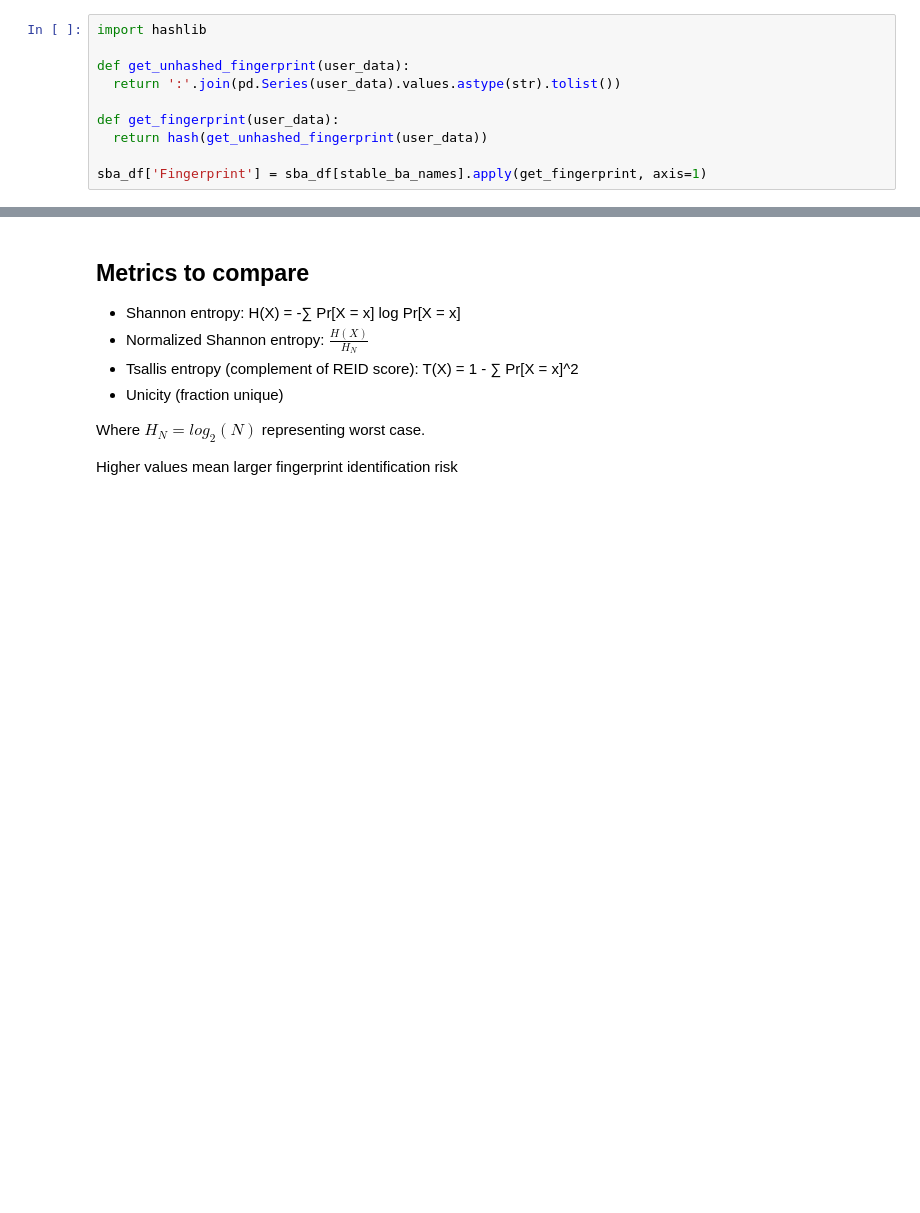
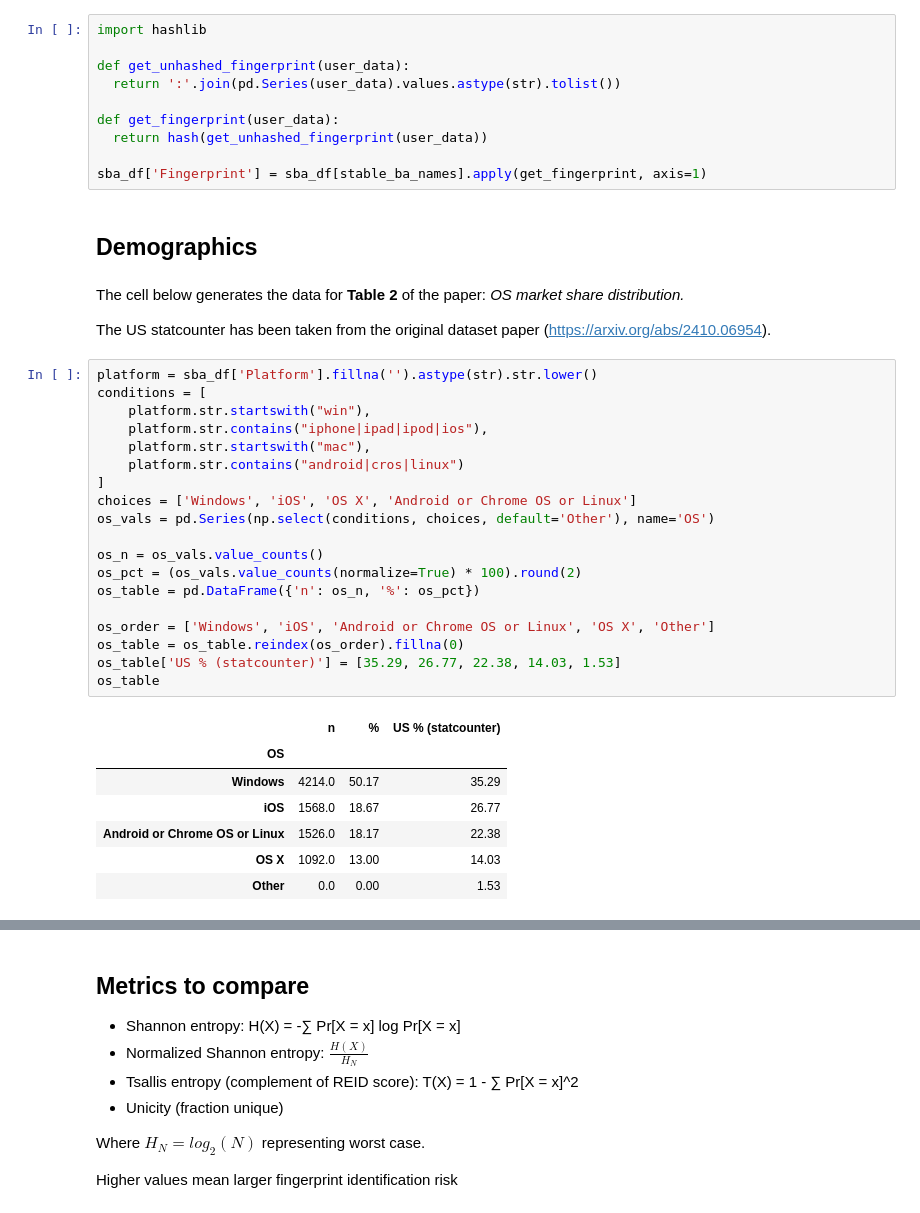
Before and after one commit to google/fingerprinting-risk-measures, a Jupyter notebook: comparing_entropy_empirical_analysis.ipynb, the cells around one changed output, grey strips where cells are left out. Saved outputs shown, nothing was run; the diff lists cells and outputs as text; blank space fills up the shorter version.

```diff
--- a/comparing_entropy_empirical_analysis.ipynb
+++ b/comparing_entropy_empirical_analysis.ipynb
@@ -76,3 +76,36 @@ def get_fingerprint(user_data):
   return hash(get_unhashed_fingerprint(user_data))
 
 sba_df['Fingerprint'] = sba_df[stable_ba_names].apply(get_fingerprint, axis=1)
+# %% [markdown]
+## Demographics
+# %% [markdown]
+The cell below generates the data for **Table 2** of the paper: *OS market share distribution.*
+
+The US statcounter has been taken from the original dataset paper (https://arxiv.org/abs/2410.06954).
+# %%
+platform = sba_df['Platform'].fillna('').astype(str).str.lower()
+conditions = [
+    platform.str.startswith("win"),
+    platform.str.contains("iphone|ipad|ipod|ios"),
+    platform.str.startswith("mac"),
+    platform.str.contains("android|cros|linux")
+]
+choices = ['Windows', 'iOS', 'OS X', 'Android or Chrome OS or Linux']
+os_vals = pd.Series(np.select(conditions, choices, default='Other'), name='OS')
+
+os_n = os_vals.value_counts()
+os_pct = (os_vals.value_counts(normalize=True) * 100).round(2)
+os_table = pd.DataFrame({'n': os_n, '%': os_pct})
+
+os_order = ['Windows', 'iOS', 'Android or Chrome OS or Linux', 'OS X', 'Other']
+os_table = os_table.reindex(os_order).fillna(0)
+os_table['US % (statcounter)'] = [35.29, 26.77, 22.38, 14.03, 1.53]
+os_table
+# %% [output]
+|  | n | % | US % (statcounter) |
+| OS |  |  |  |
+| Windows | 4214.0 | 50.17 | 35.29 |
+| iOS | 1568.0 | 18.67 | 26.77 |
+| Android or Chrome OS or Linux | 1526.0 | 18.17 | 22.38 |
+| OS X | 1092.0 | 13.00 | 14.03 |
+| Other | 0.0 | 0.00 | 1.53 |
```
Also changed, not shown: parts of 2 cells of this notebook.
